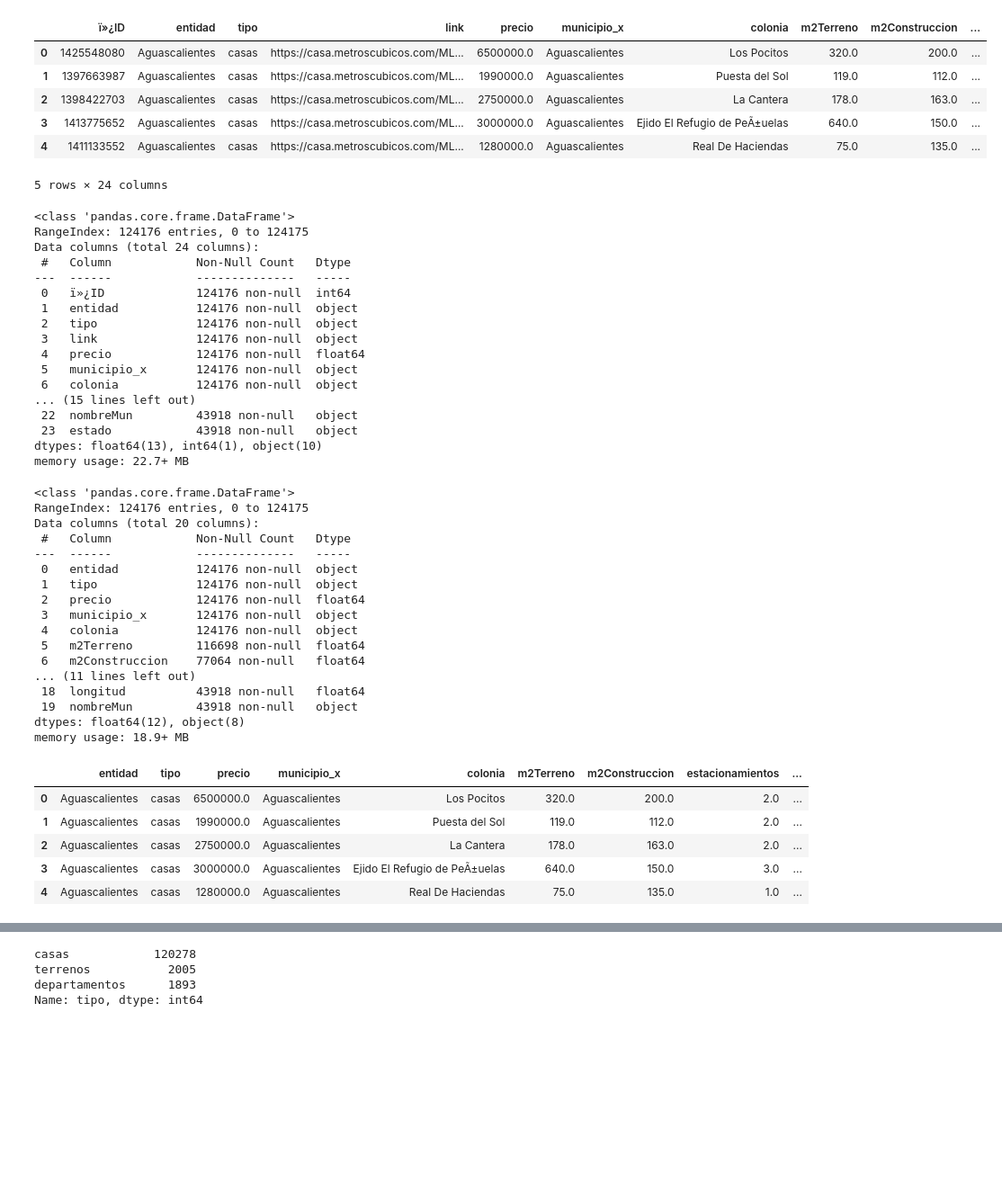
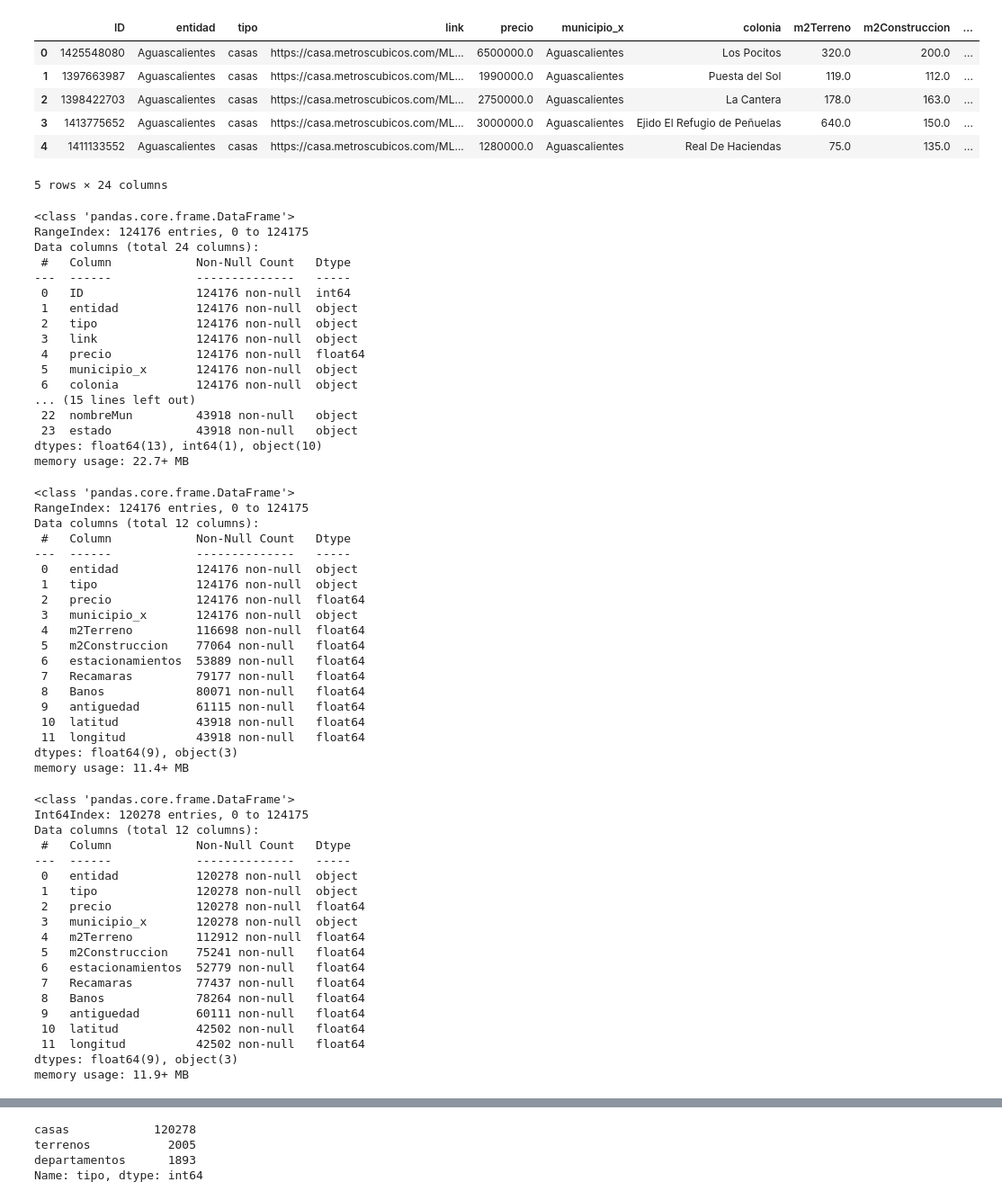
Before and after one commit to JCastro1986/Final-Project, a Jupyter notebook: ML_finaldata.ipynb, the cells around one changed output, grey strips where cells are left out. Shown: that part at 90% size. Cells and saved outputs as stored; diff of their text form; code cells hidden in the pictures; blank space fills up the shorter version.

```diff
--- a/ML_finaldata.ipynb
+++ b/ML_finaldata.ipynb
@@ -12,14 +12,14 @@ import matplotlib.pyplot as plt
 # %%
 # Load data CSV
 file_path = Path('Resources/merged.csv')
-data_df = pd.read_csv(file_path, encoding="ISO-8859-1")
+data_df = pd.read_csv(file_path, encoding="utf-8-sig")
 data_df.head()
 # %% [output]
-|  | ï»¿ID | entidad | tipo | link | precio | municipio_x | colonia | m2Terreno | m2Construccion | ... |
+|  | ID | entidad | tipo | link | precio | municipio_x | colonia | m2Terreno | m2Construccion | ... |
 | 0 | 1425548080 | Aguascalientes | casas | https://casa.metroscubicos.com/ML... | 6500000.0 | Aguascalientes | Los Pocitos | 320.0 | 200.0 | ... |
 | 1 | 1397663987 | Aguascalientes | casas | https://casa.metroscubicos.com/ML... | 1990000.0 | Aguascalientes | Puesta del Sol | 119.0 | 112.0 | ... |
 | 2 | 1398422703 | Aguascalientes | casas | https://casa.metroscubicos.com/ML... | 2750000.0 | Aguascalientes | La Cantera | 178.0 | 163.0 | ... |
-| 3 | 1413775652 | Aguascalientes | casas | https://casa.metroscubicos.com/ML... | 3000000.0 | Aguascalientes | Ejido El Refugio de PeÃ±uelas | 640.0 | 150.0 | ... |
+| 3 | 1413775652 | Aguascalientes | casas | https://casa.metroscubicos.com/ML... | 3000000.0 | Aguascalientes | Ejido El Refugio de Peñuelas | 640.0 | 150.0 | ... |
 | 4 | 1411133552 | Aguascalientes | casas | https://casa.metroscubicos.com/ML... | 1280000.0 | Aguascalientes | Real De Haciendas | 75.0 | 135.0 | ... |
 5 rows × 24 columns
 # %%
@@ -30,7 +30,7 @@ RangeIndex: 124176 entries, 0 to 124175
 Data columns (total 24 columns):
  #   Column            Non-Null Count   Dtype
 ---  ------            --------------   -----
- 0   ï»¿ID             124176 non-null  int64
+ 0   ID                124176 non-null  int64
  1   entidad           124176 non-null  object
  2   tipo              124176 non-null  object
  3   link              124176 non-null  object
@@ -43,32 +43,48 @@ Data columns (total 24 columns):
 dtypes: float64(13), int64(1), object(10)
 memory usage: 22.7+ MB
 # %%
-data_df = data_df.drop(['ï»¿ID', 'link', 'mantenimiento', 'estado'], axis=1)
+data_df = data_df.drop(['ID', 'link', 'colonia', 'mantenimiento', 'symbol', 'id', 'nombre', 'municipio_y', 'asentamiento', 'codigo_postal', 'nombre', 'nombreMun', 'estado'], axis=1)
 data_df.info()
 # %% [output]
 <class 'pandas.core.frame.DataFrame'>
 RangeIndex: 124176 entries, 0 to 124175
-Data columns (total 20 columns):
+Data columns (total 12 columns):
  #   Column            Non-Null Count   Dtype
 ---  ------            --------------   -----
  0   entidad           124176 non-null  object
  1   tipo              124176 non-null  object
  2   precio            124176 non-null  float64
  3   municipio_x       124176 non-null  object
- 4   colonia           124176 non-null  object
- 5   m2Terreno         116698 non-null  float64
- 6   m2Construccion    77064 non-null   float64
-... (11 lines left out)
- 18  longitud          43918 non-null   float64
- 19  nombreMun         43918 non-null   object
-dtypes: float64(12), object(8)
-memory usage: 18.9+ MB
+ 4   m2Terreno         116698 non-null  float64
+ 5   m2Construccion    77064 non-null   float64
+ 6   estacionamientos  53889 non-null   float64
+ 7   Recamaras         79177 non-null   float64
+ 8   Banos             80071 non-null   float64
+ 9   antiguedad        61115 non-null   float64
+ 10  latitud           43918 non-null   float64
+ 11  longitud          43918 non-null   float64
+dtypes: float64(9), object(3)
+memory usage: 11.4+ MB
-# %%
-data_df.head()
-# %% [output]
-|  | entidad | tipo | precio | municipio_x | colonia | m2Terreno | m2Construccion | estacionamientos | ... |
-| 0 | Aguascalientes | casas | 6500000.0 | Aguascalientes | Los Pocitos | 320.0 | 200.0 | 2.0 | ... |
-| 1 | Aguascalientes | casas | 1990000.0 | Aguascalientes | Puesta del Sol | 119.0 | 112.0 | 2.0 | ... |
-| 2 | Aguascalientes | casas | 2750000.0 | Aguascalientes | La Cantera | 178.0 | 163.0 | 2.0 | ... |
-| 3 | Aguascalientes | casas | 3000000.0 | Aguascalientes | Ejido El Refugio de PeÃ±uelas | 640.0 | 150.0 | 3.0 | ... |
-| 4 | Aguascalientes | casas | 1280000.0 | Aguascalientes | Real De Haciendas | 75.0 | 135.0 | 1.0 | ... |
+# %%
+casas_df = data_df.loc[(data_df['tipo'] == 'casas')]
+casas_df.info()
+# %% [output]
+<class 'pandas.core.frame.DataFrame'>
+Int64Index: 120278 entries, 0 to 124175
+Data columns (total 12 columns):
+ #   Column            Non-Null Count   Dtype
+---  ------            --------------   -----
+ 0   entidad           120278 non-null  object
+ 1   tipo              120278 non-null  object
+ 2   precio            120278 non-null  float64
+ 3   municipio_x       120278 non-null  object
+ 4   m2Terreno         112912 non-null  float64
+ 5   m2Construccion    75241 non-null   float64
+ 6   estacionamientos  52779 non-null   float64
+ 7   Recamaras         77437 non-null   float64
+ 8   Banos             78264 non-null   float64
+ 9   antiguedad        60111 non-null   float64
+ 10  latitud           42502 non-null   float64
+ 11  longitud          42502 non-null   float64
+dtypes: float64(9), object(3)
+memory usage: 11.9+ MB
```
Also changed, not shown: parts of 55 cells of this notebook, 2 other files.
